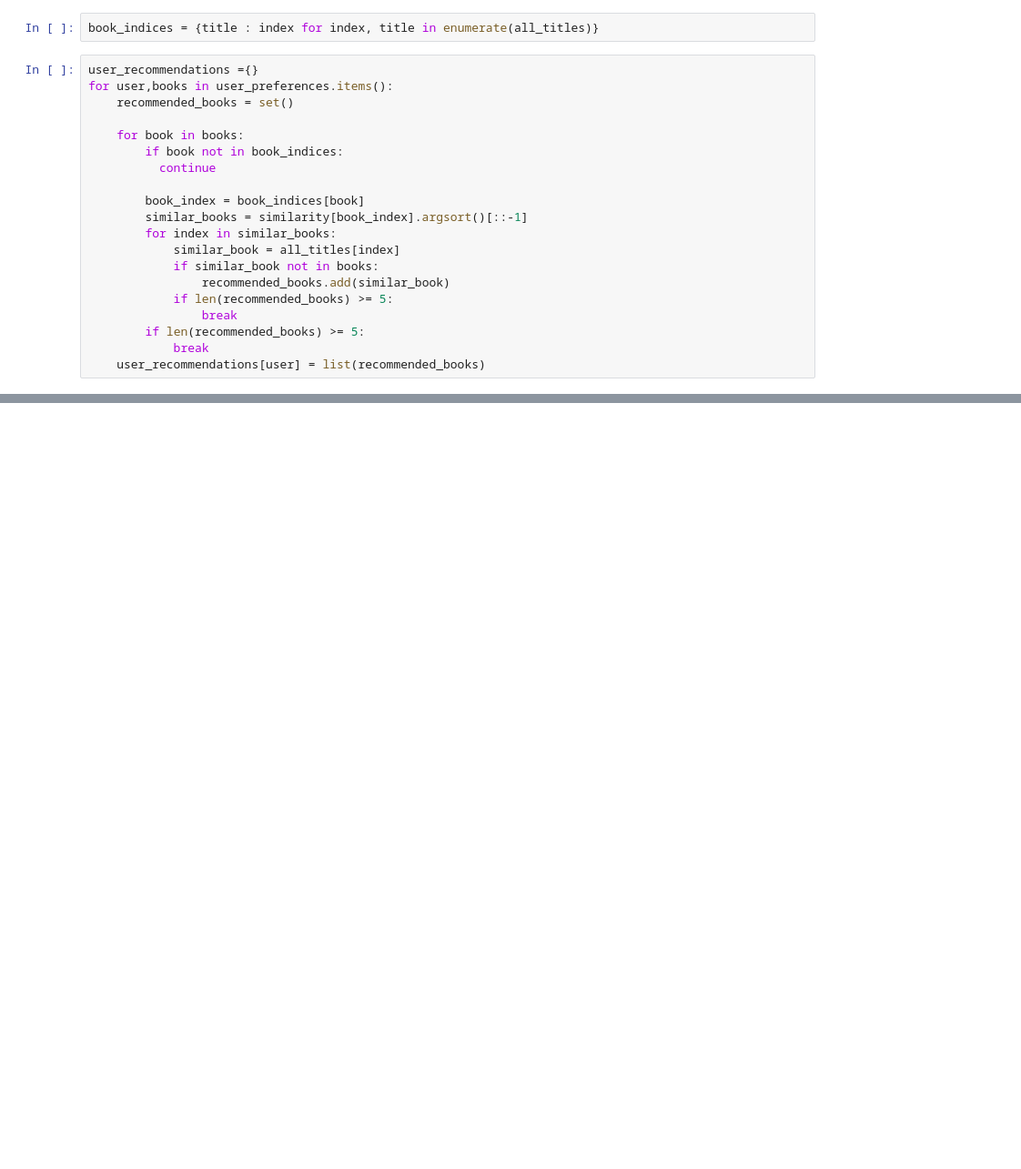
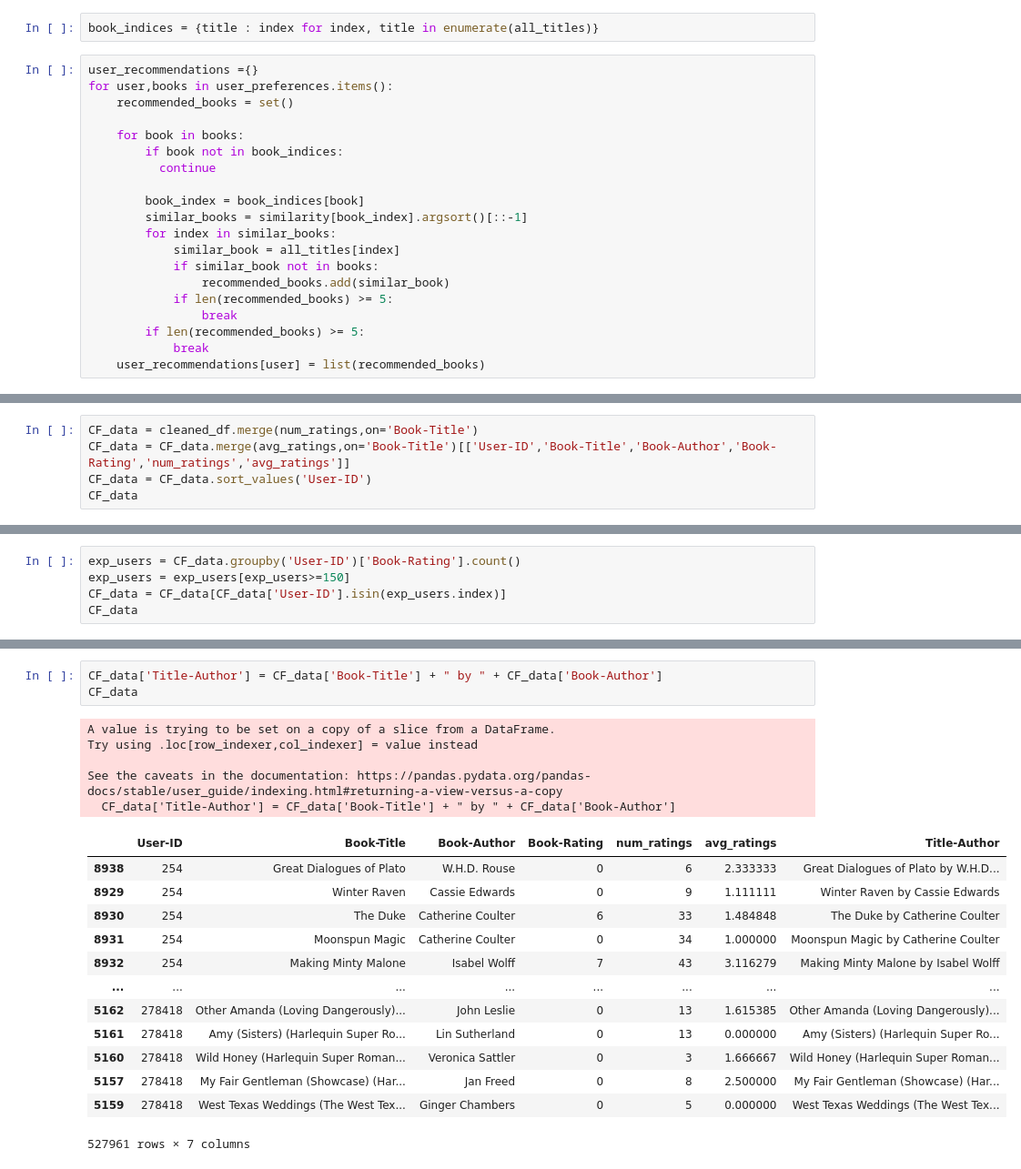
Before and after one commit to vidhan66/Book-Recommendation-System, a Jupyter notebook: Book_Recommendation_System.ipynb, the cells around one changed output, grey strips where cells are left out. Shown at 91% size. Saved outputs shown, nothing was run; the diff lists cells and outputs as text; blank space fills up the shorter version.

Commit message:
Formatted data for CF

```diff
--- a/Book_Recommendation_System.ipynb
+++ b/Book_Recommendation_System.ipynb
@@ -455,0 +463,5 @@ final_recommendations
+# %%
+CF_data = cleaned_df.merge(num_ratings,on='Book-Title')
+CF_data = CF_data.merge(avg_ratings,on='Book-Title')[['User-ID','Book-Title','Book-Author','Book-Rating','num_ratings','avg_ratings']]
+CF_data = CF_data.sort_values('User-ID')
+CF_data
@@ -455,0 +482,5 @@ final_recommendations
+# %%
+exp_users = CF_data.groupby('User-ID')['Book-Rating'].count()
+exp_users = exp_users[exp_users>=150]
+CF_data = CF_data[CF_data['User-ID'].isin(exp_users.index)]
+CF_data
@@ -455,0 +501,22 @@ final_recommendations
+# %%
+CF_data['Title-Author'] = CF_data['Book-Title'] + " by " + CF_data['Book-Author']
+CF_data
+# %% [output]
+A value is trying to be set on a copy of a slice from a DataFrame.
+Try using .loc[row_indexer,col_indexer] = value instead
+
+See the caveats in the documentation: https://pandas.pydata.org/pandas-docs/stable/user_guide/indexing.html#returning-a-view-versus-a-copy
+  CF_data['Title-Author'] = CF_data['Book-Title'] + " by " + CF_data['Book-Author']
+|  | User-ID | Book-Title | Book-Author | Book-Rating | num_ratings | avg_ratings | Title-Author |
+| 8938 | 254 | Great Dialogues of Plato | W.H.D. Rouse | 0 | 6 | 2.333333 | Great Dialogues of Plato by W.H.D... |
+| 8929 | 254 | Winter Raven | Cassie Edwards | 0 | 9 | 1.111111 | Winter Raven by Cassie Edwards |
+| 8930 | 254 | The Duke | Catherine Coulter | 6 | 33 | 1.484848 | The Duke by Catherine Coulter |
+| 8931 | 254 | Moonspun Magic | Catherine Coulter | 0 | 34 | 1.000000 | Moonspun Magic by Catherine Coulter |
+| 8932 | 254 | Making Minty Malone | Isabel Wolff | 7 | 43 | 3.116279 | Making Minty Malone by Isabel Wolff |
+| ... | ... | ... | ... | ... | ... | ... | ... |
+| 5162 | 278418 | Other Amanda (Loving Dangerously)... | John Leslie | 0 | 13 | 1.615385 | Other Amanda (Loving Dangerously)... |
+| 5161 | 278418 | Amy (Sisters) (Harlequin Super Ro... | Lin Sutherland | 0 | 13 | 0.000000 | Amy (Sisters) (Harlequin Super Ro... |
+| 5160 | 278418 | Wild Honey (Harlequin Super Roman... | Veronica Sattler | 0 | 3 | 1.666667 | Wild Honey (Harlequin Super Roman... |
+| 5157 | 278418 | My Fair Gentleman (Showcase) (Har... | Jan Freed | 0 | 8 | 2.500000 | My Fair Gentleman (Showcase) (Har... |
+| 5159 | 278418 | West Texas Weddings (The West Tex... | Ginger Chambers | 0 | 5 | 0.000000 | West Texas Weddings (The West Tex... |
+527961 rows × 7 columns
```
Also changed, not shown: parts of 15 cells of this notebook.
